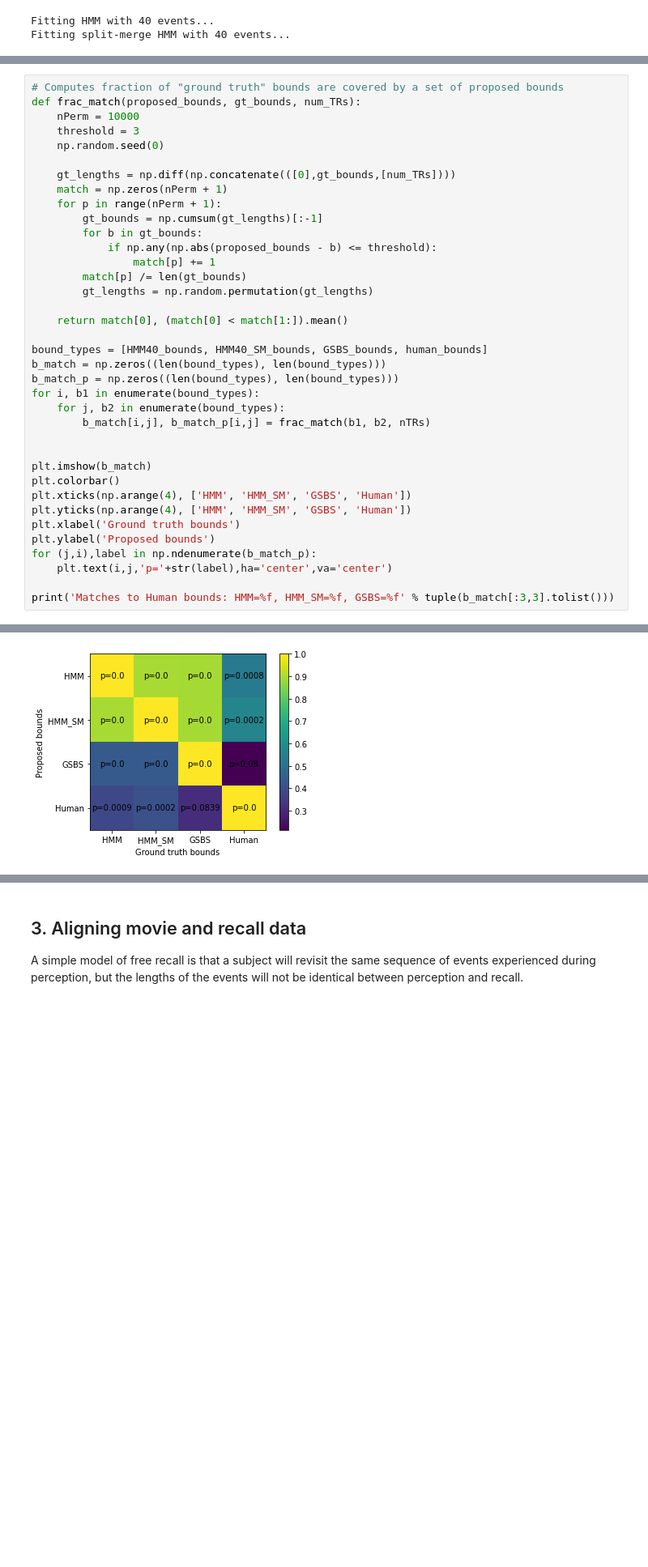
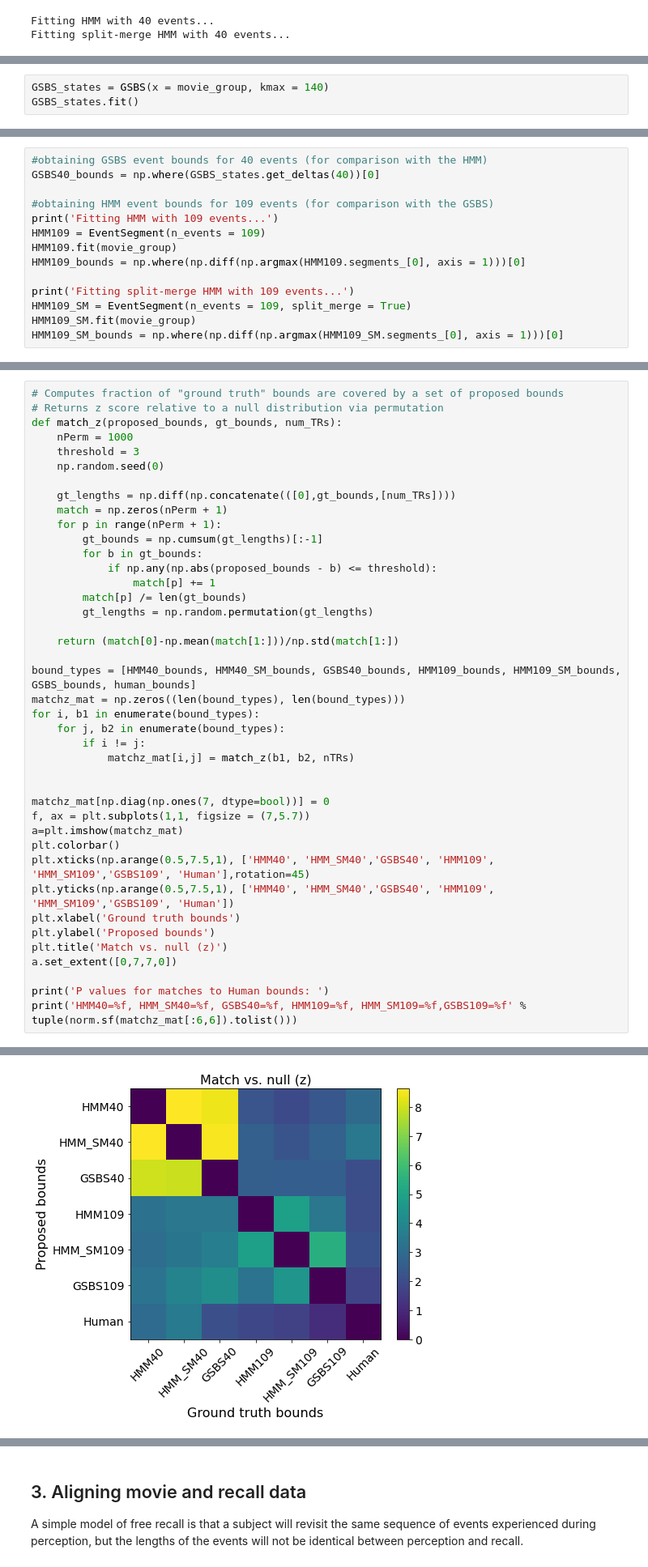
Before and after one commit to naturalistic-data-analysis/tutorial_development, a Jupyter notebook: event-segmentation/event-segmentation.ipynb, the cells around one changed output, grey strips where cells are left out. Shown at 81% size. Cells and saved outputs as stored; diff of their text form; blank space fills up the shorter version.

Commit message:
GSBS and switching to match_z

```diff
--- a/event-segmentation/event-segmentation.ipynb
+++ b/event-segmentation/event-segmentation.ipynb
@@ -234,0 +216,3 @@ Fitting split-merge HMM with 40 events...
+# %%
+GSBS_states = GSBS(x = movie_group, kmax = 140)
+GSBS_states.fit()
@@ -234,0 +270,14 @@ Fitting split-merge HMM with 40 events...
+# %%
+#obtaining GSBS event bounds for 40 events (for comparison with the HMM)
+GSBS40_bounds = np.where(GSBS_states.get_deltas(40))[0]
+
+#obtaining HMM event bounds for 109 events (for comparison with the GSBS)
+print('Fitting HMM with 109 events...')
+HMM109 = EventSegment(n_events = 109)
+HMM109.fit(movie_group)
+HMM109_bounds = np.where(np.diff(np.argmax(HMM109.segments_[0], axis = 1)))[0]
+
+print('Fitting split-merge HMM with 109 events...')
+HMM109_SM = EventSegment(n_events = 109, split_merge = True)
+HMM109_SM.fit(movie_group)
+HMM109_SM_bounds = np.where(np.diff(np.argmax(HMM109_SM.segments_[0], axis = 1)))[0]
@@ -235,7 +314,8 @@ Fitting split-merge HMM with 40 events...
 # %%
 # Computes fraction of "ground truth" bounds are covered by a set of proposed bounds
-def frac_match(proposed_bounds, gt_bounds, num_TRs):
-    nPerm = 10000
+# Returns z score relative to a null distribution via permutation
+def match_z(proposed_bounds, gt_bounds, num_TRs):
+    nPerm = 1000
     threshold = 3
     np.random.seed(0)
 
@@ -249,24 +329,27 @@ def frac_match(proposed_bounds, gt_bounds, num_TRs):
         match[p] /= len(gt_bounds)
         gt_lengths = np.random.permutation(gt_lengths)
 
-    return match[0], (match[0] < match[1:]).mean()
+    return (match[0]-np.mean(match[1:]))/np.std(match[1:])
 
-bound_types = [HMM40_bounds, HMM40_SM_bounds, GSBS_bounds, human_bounds]
-b_match = np.zeros((len(bound_types), len(bound_types)))
-b_match_p = np.zeros((len(bound_types), len(bound_types)))
+bound_types = [HMM40_bounds, HMM40_SM_bounds, GSBS40_bounds, HMM109_bounds, HMM109_SM_bounds, GSBS_bounds, human_bounds]
+matchz_mat = np.zeros((len(bound_types), len(bound_types)))
 for i, b1 in enumerate(bound_types):
     for j, b2 in enumerate(bound_types):
-        b_match[i,j], b_match_p[i,j] = frac_match(b1, b2, nTRs)
+        if i != j:
+            matchz_mat[i,j] = match_z(b1, b2, nTRs)
 
 
-plt.imshow(b_match)
+matchz_mat[np.diag(np.ones(7, dtype=bool))] = 0
+f, ax = plt.subplots(1,1, figsize = (7,5.7))
+a=plt.imshow(matchz_mat)
 plt.colorbar()
-plt.xticks(np.arange(4), ['HMM', 'HMM_SM', 'GSBS', 'Human'])
-plt.yticks(np.arange(4), ['HMM', 'HMM_SM', 'GSBS', 'Human'])
+plt.xticks(np.arange(0.5,7.5,1), ['HMM40', 'HMM_SM40','GSBS40', 'HMM109', 'HMM_SM109','GSBS109', 'Human'],rotation=45)
+plt.yticks(np.arange(0.5,7.5,1), ['HMM40', 'HMM_SM40','GSBS40', 'HMM109', 'HMM_SM109','GSBS109', 'Human'])
 plt.xlabel('Ground truth bounds')
 plt.ylabel('Proposed bounds')
-for (j,i),label in np.ndenumerate(b_match_p):
-    plt.text(i,j,'p='+str(label),ha='center',va='center')
+plt.title('Match vs. null (z)')
+a.set_extent([0,7,7,0])
 
-print('Matches to Human bounds: HMM=%f, HMM_SM=%f, GSBS=%f' % tuple(b_match[:3,3].tolist()))
+print('P values for matches to Human bounds: ')
+print('HMM40=%f, HMM_SM40=%f, GSBS40=%f, HMM109=%f, HMM_SM109=%f,GSBS109=%f' % tuple(norm.sf(matchz_mat[:6,6]).tolist()))
 # %% [output]
@@ -274 +358 @@ Matches to Human bounds: HMM=0.535714, HMM_SM=0.571429, GSBS=0.214286
-[figure, old version]
+[figure, new version]
```
Also changed, not shown: parts of 40 cells of this notebook.
